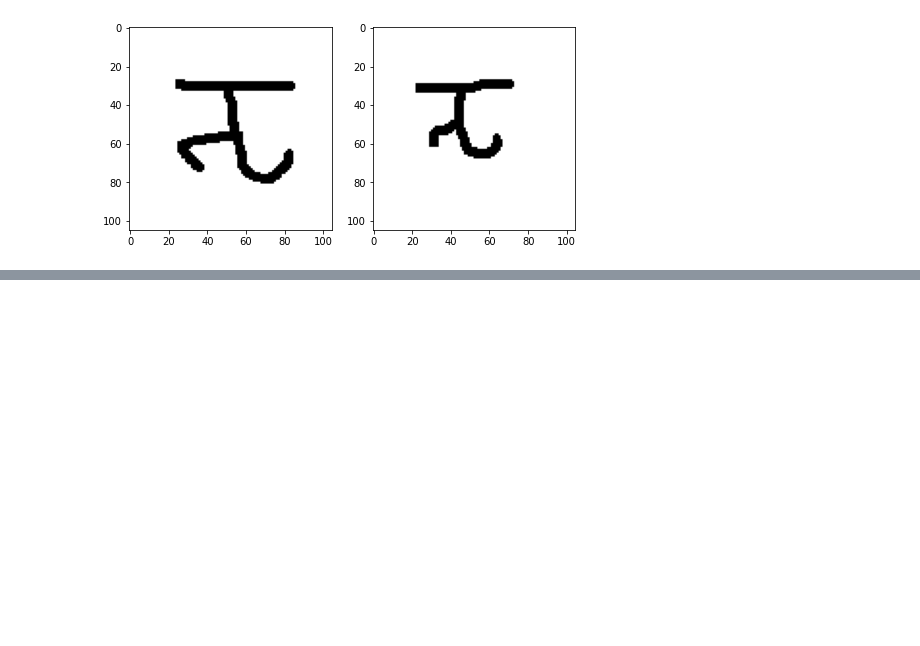
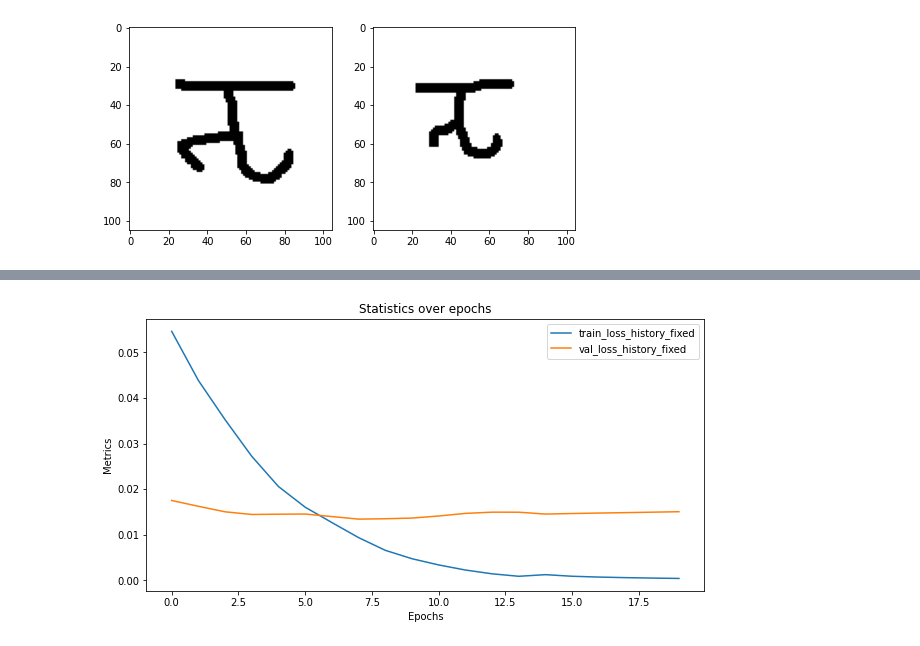
Before and after one commit to AditMeh/Automatic-dIfferentiation-notes, a Jupyter notebook: meta-learning/siamese_net/train_siamese_net.ipynb, the cells around one changed output, grey strips where cells are left out. Saved outputs shown, nothing was run; the diff lists cells and outputs as text; code cells hidden in the pictures; blank space fills up the shorter version.

```diff
--- a/meta-learning/siamese_net/train_siamese_net.ipynb
+++ b/meta-learning/siamese_net/train_siamese_net.ipynb
@@ -101,4 +113,4 @@ print(f"Training on device {device}.")
 
 net = SiameseNet().to(device=device)
 
-train_fixed_dataset(net, train_loader=train_loader_fixed, val_loader=val_loader_fixed, n_epochs=20, lr=0.00001, device=device, batch_size=32, save_path="wew")
+val_loss_history_fixed, train_loss_history_fixed = train_fixed_dataset(net, train_loader=train_loader_fixed, val_loader=val_loader_fixed, n_epochs=20, lr=0.00001, device=device, batch_size=32, save_path="wew")
@@ -104,0 +136,4 @@ train_fixed_dataset(net, train_loader=train_loader_fixed, val_loader=val_loader_
+# %%
+plot_train_graph(train_loss_history_fixed=train_loss_history_fixed, val_loss_history_fixed=val_loss_history_fixed)
+# %% [output]
+[figure, added]
```
Also changed, not shown: parts of 3 cells of this notebook.
